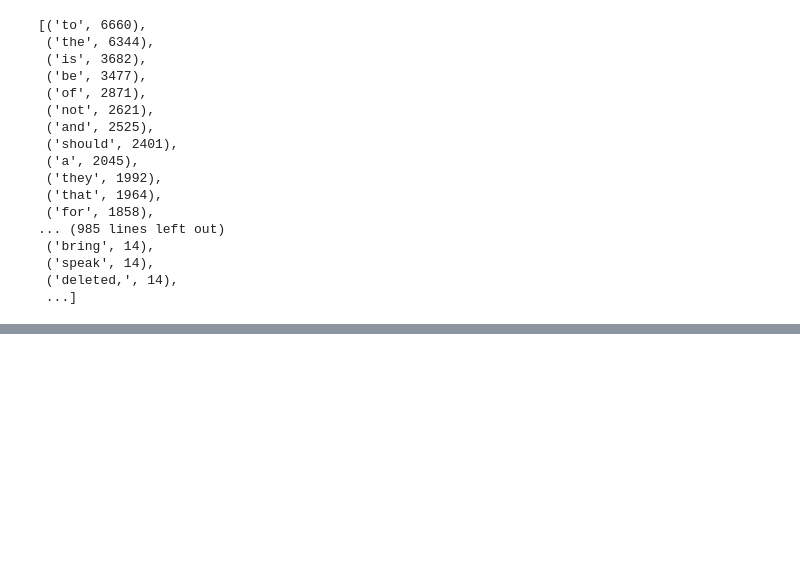
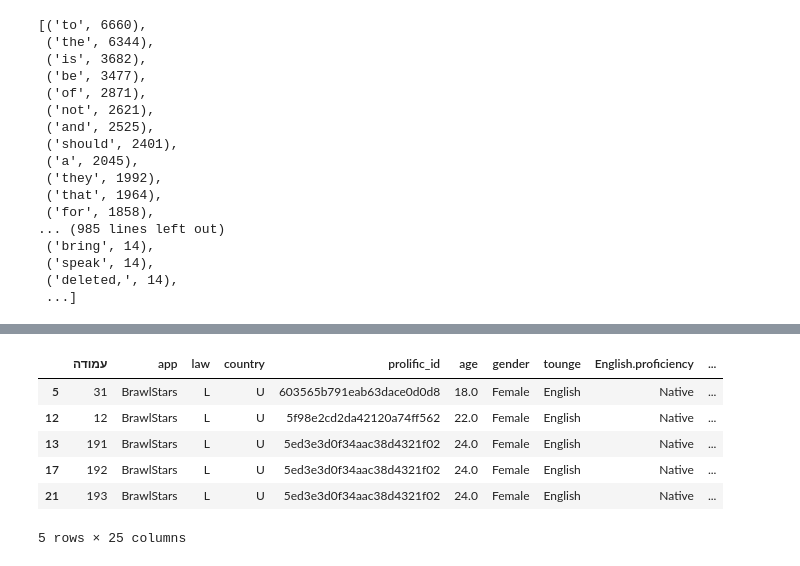
Before and after one commit to shaharmeir/nlp_class_project_bert_topic_modeling, a Jupyter notebook: data_exploration.ipynb, the cells around one changed output, grey strips where cells are left out. Cells and saved outputs as stored; diff of their text form; code cells hidden in the pictures; blank space fills up the shorter version.

```diff
--- a/data_exploration.ipynb
+++ b/data_exploration.ipynb
@@ -133,0 +91,10 @@ plt.show()
+# %%
+topic_modeling_df.head()
+# %% [output]
+|  | עמודה | app | law | country | prolific_id | age | gender | tounge | English.proficiency | ... |
+| 5 | 31 | BrawlStars | L | U | 603565b791eab63dace0d0d8 | 18.0 | Female | English | Native | ... |
+| 12 | 12 | BrawlStars | L | U | 5f98e2cd2da42120a74ff562 | 22.0 | Female | English | Native | ... |
+| 13 | 191 | BrawlStars | L | U | 5ed3e3d0f34aac38d4321f02 | 24.0 | Female | English | Native | ... |
+| 17 | 192 | BrawlStars | L | U | 5ed3e3d0f34aac38d4321f02 | 24.0 | Female | English | Native | ... |
+| 21 | 193 | BrawlStars | L | U | 5ed3e3d0f34aac38d4321f02 | 24.0 | Female | English | Native | ... |
+5 rows × 25 columns
```
Also changed, not shown: parts of 13 cells of this notebook, 4 other files.
